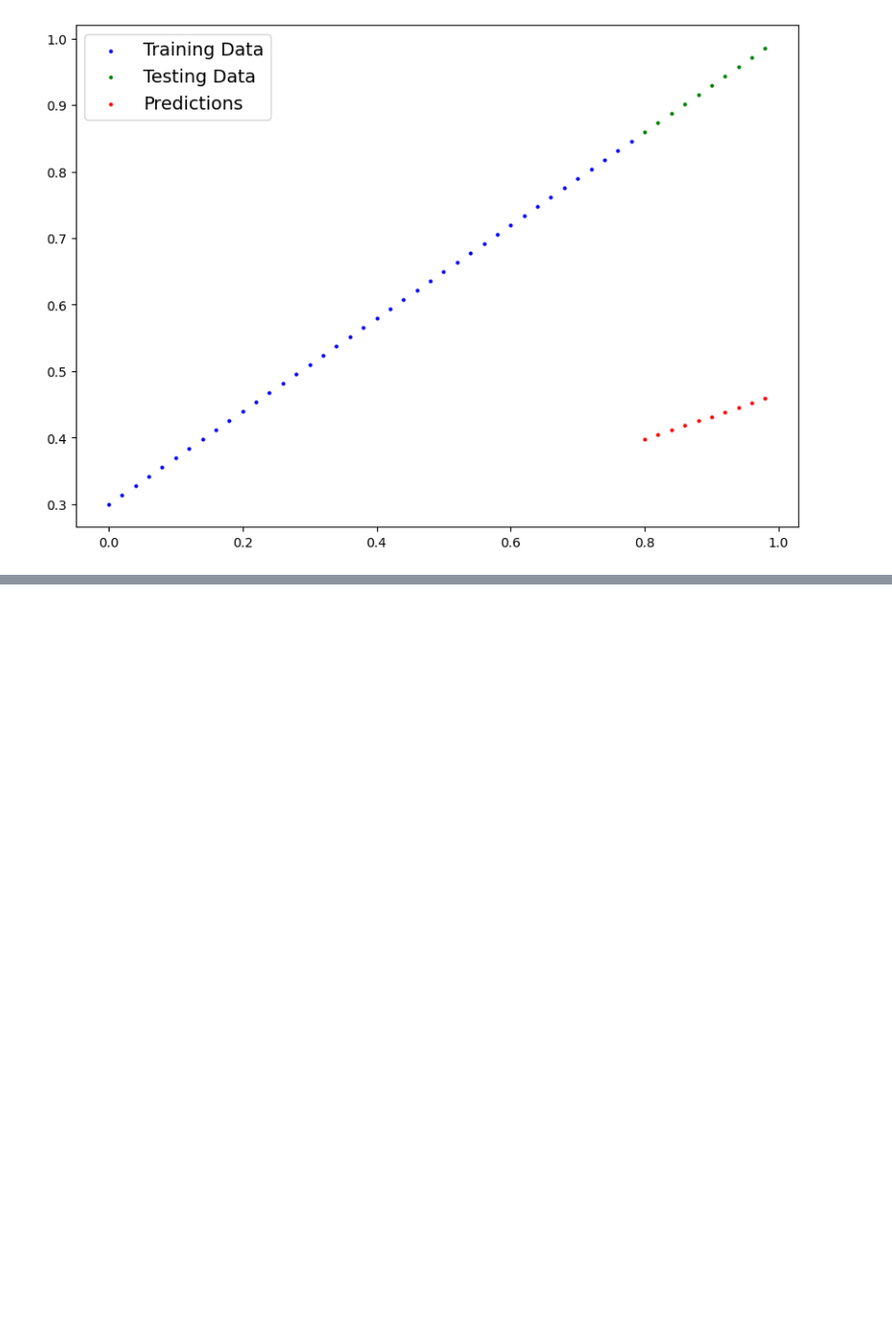
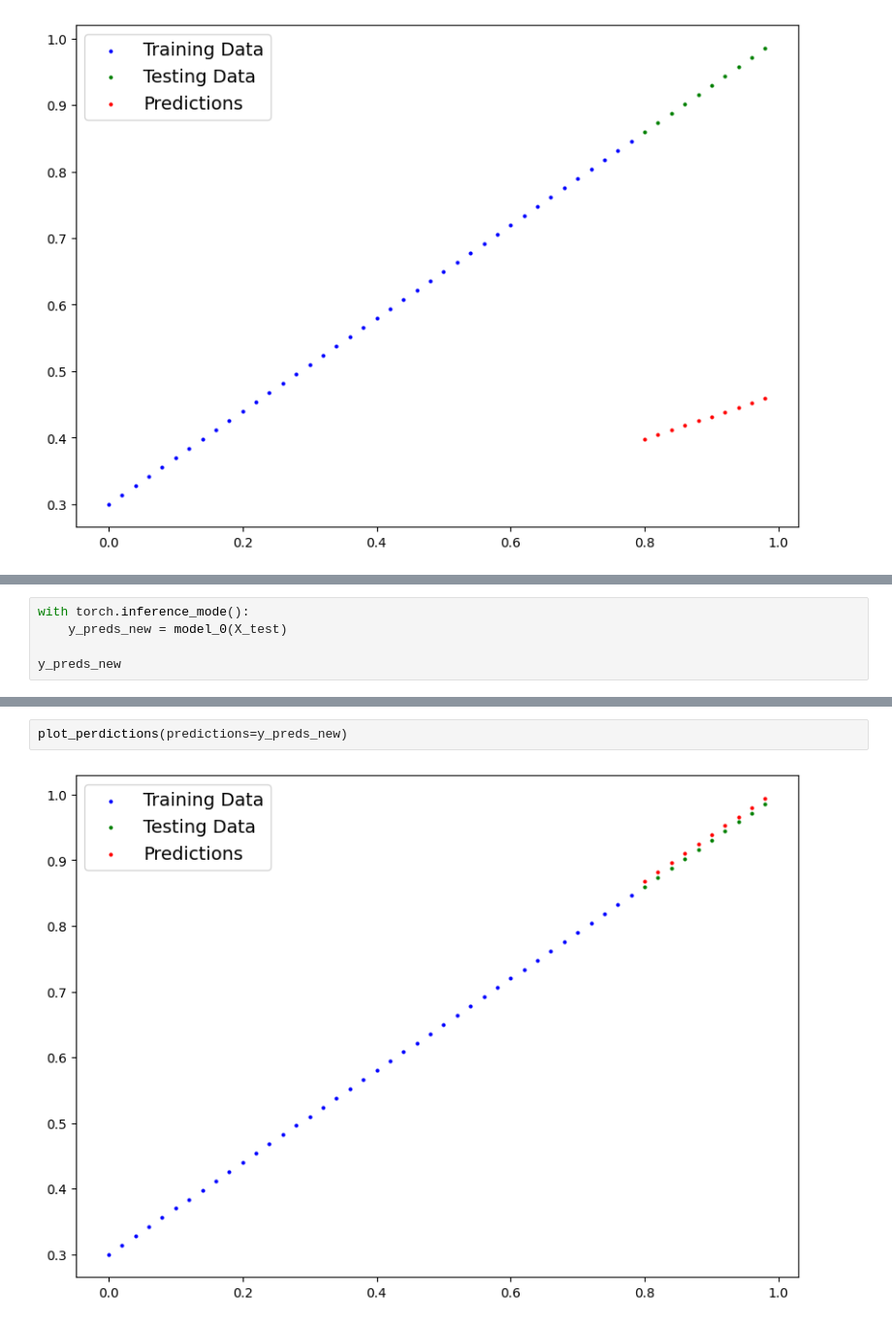
Before and after one commit to jmogen/pytorch-deep-learning, a Jupyter notebook: 01_practice.ipynb, the cells around one changed output, grey strips where cells are left out. Shown at 97% size. Saved outputs shown, nothing was run; the diff lists cells and outputs as text; blank space fills up the shorter version.

```diff
--- a/01_practice.ipynb
+++ b/01_practice.ipynb
@@ -138,0 +212,5 @@ plot_perdictions(predictions=y_preds)
+# %%
+with torch.inference_mode():
+    y_preds_new = model_0(X_test)
+
+y_preds_new
@@ -138,0 +228,4 @@ plot_perdictions(predictions=y_preds)
+# %%
+plot_perdictions(predictions=y_preds_new)
+# %% [output]
+[figure, added]
```
Also changed, not shown: parts of 7 cells of this notebook.
